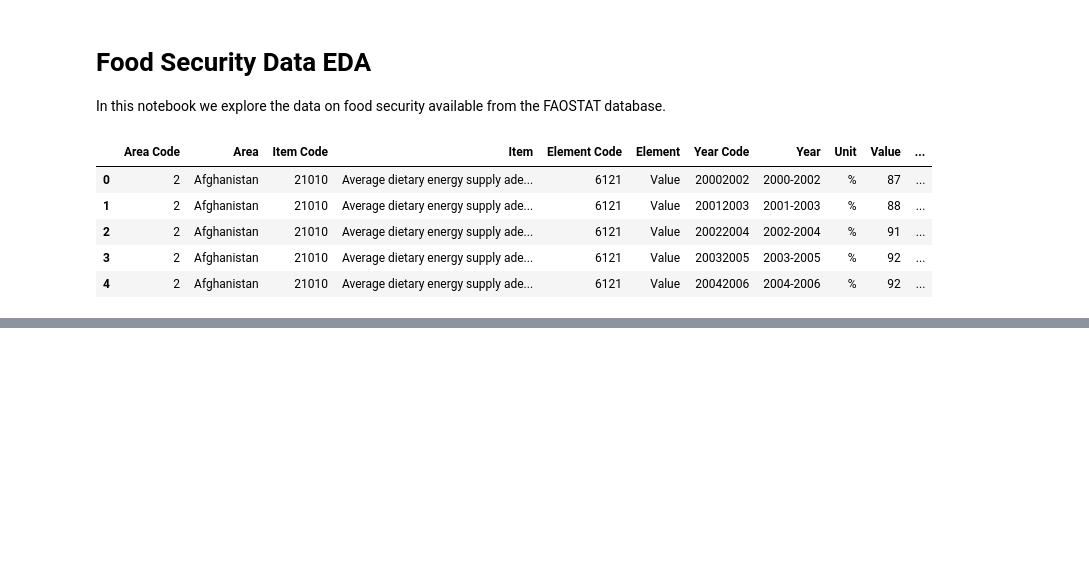
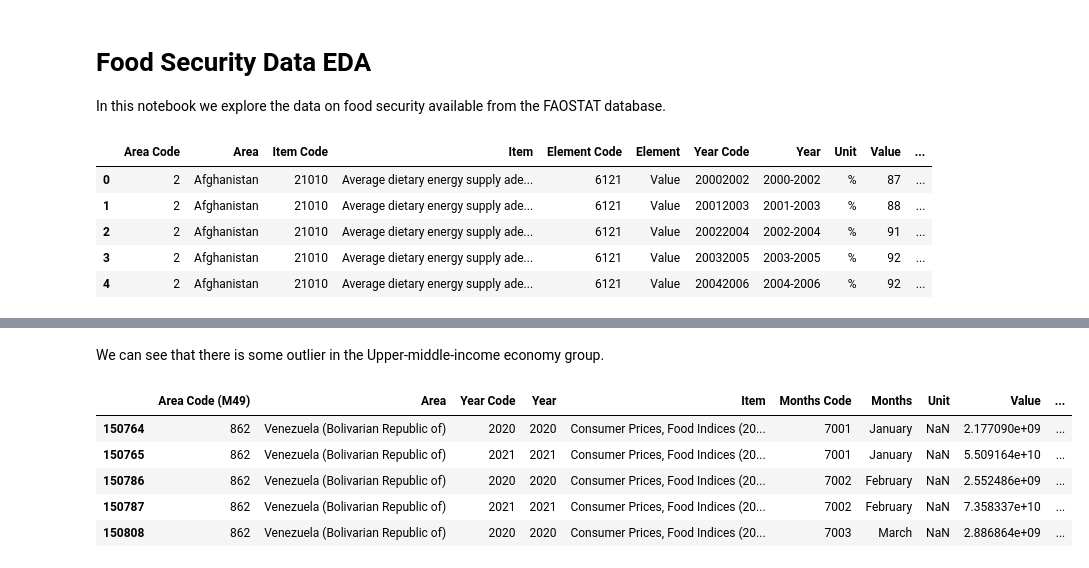
Before and after one commit to NGrech/food-security-analysis, a Jupyter notebook: noteebooks/food_security_eda.ipynb, the cells around one changed output, grey strips where cells are left out. Drawn from its saved outputs; the diff is of its cells as text; code cells hidden in the pictures; blank space fills up the shorter version.

```diff
--- a/noteebooks/food_security_eda.ipynb
+++ b/noteebooks/food_security_eda.ipynb
@@ -27,0 +69,7 @@ We start by looking into the different 'items' we have, these are the indicators
+# %%
+# Loading consumer price index data
+
+consumer_data_pth = os.path.join(os.pardir, 'data', 'food_security', 'FAOSTAT_consumer_price_indicators.csv')
+
+cpi_pdf = pd.read_csv(consumer_data_pth)[['Area Code (M49)', 'Year', 'Item', 'Months', 'Value']]
+cpi_pdf.head()
@@ -27,0 +112,12 @@ We start by looking into the different 'items' we have, these are the indicators
+# %% [markdown]
+We can see that there is some outlier in the Upper-middle-income economy group.
+# %%
+cpi_pdf = pd.read_csv(consumer_data_pth).drop(columns=['Domain Code', 'Domain', 'Item Code'])
+cpi_pdf[(cpi_pdf['Year'] >= 2020) & (cpi_pdf['Item'] == 'Consumer Prices, Food Indices (2015 = 100)')  & (cpi_pdf['Value'] > 50000)].head()
+# %% [output]
+|  | Area Code (M49) | Area | Year Code | Year | Item | Months Code | Months | Unit | Value | ... |
+| 150764 | 862 | Venezuela (Bolivarian Republic of) | 2020 | 2020 | Consumer Prices, Food Indices (20... | 7001 | January | NaN | 2.177090e+09 | ... |
+| 150765 | 862 | Venezuela (Bolivarian Republic of) | 2021 | 2021 | Consumer Prices, Food Indices (20... | 7001 | January | NaN | 5.509164e+10 | ... |
+| 150786 | 862 | Venezuela (Bolivarian Republic of) | 2020 | 2020 | Consumer Prices, Food Indices (20... | 7002 | February | NaN | 2.552486e+09 | ... |
+| 150787 | 862 | Venezuela (Bolivarian Republic of) | 2021 | 2021 | Consumer Prices, Food Indices (20... | 7002 | February | NaN | 7.358337e+10 | ... |
+| 150808 | 862 | Venezuela (Bolivarian Republic of) | 2020 | 2020 | Consumer Prices, Food Indices (20... | 7003 | March | NaN | 2.886864e+09 | ... |
```
Also changed, not shown: parts of 31 cells of this notebook, 5 other files.
